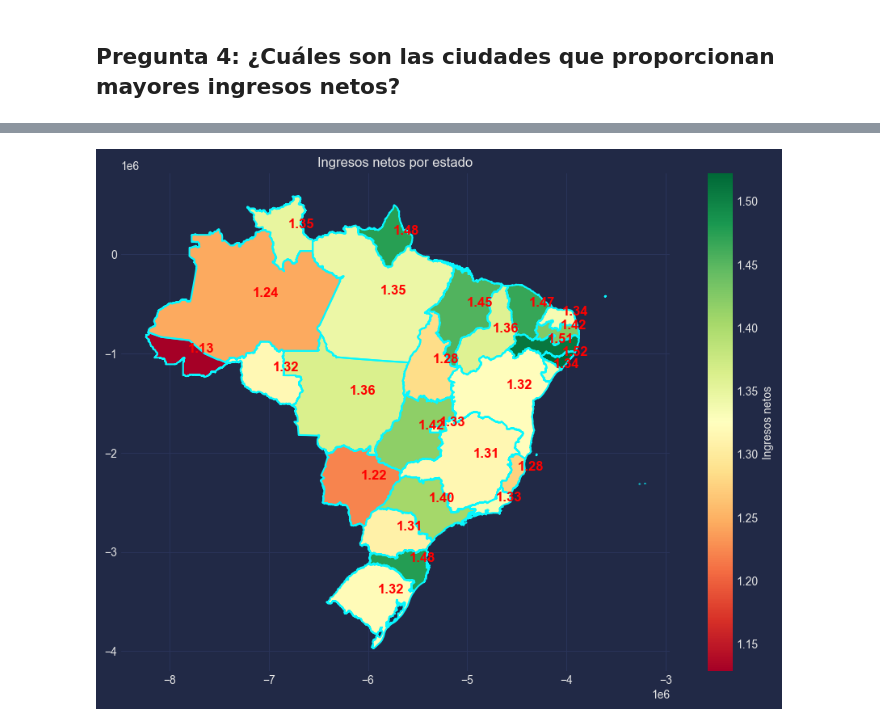
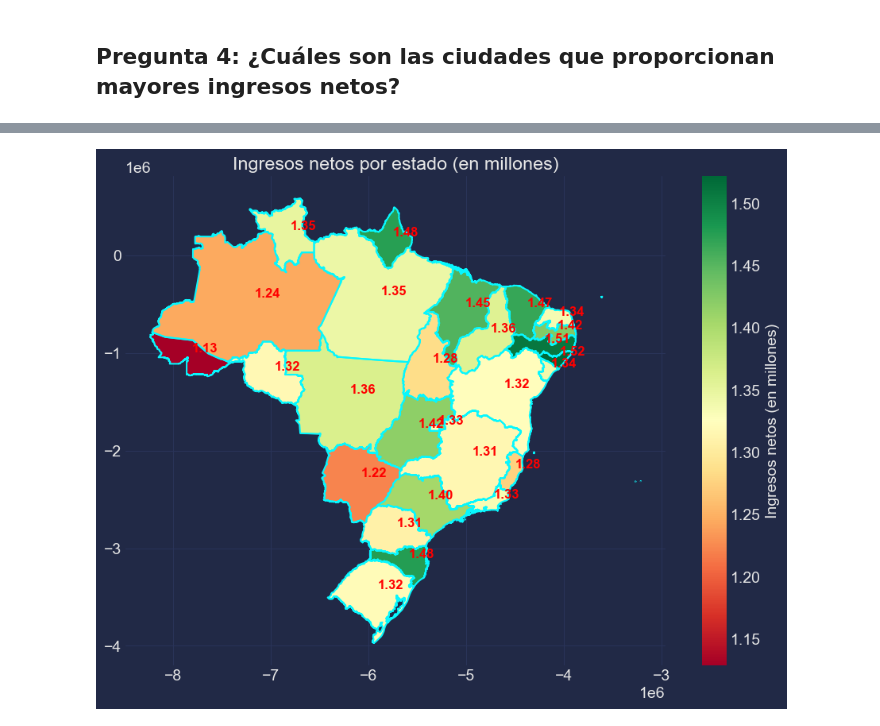
Before and after one commit to ale-uy/Analisis_ecommerce, a Jupyter notebook: Store_Sales_Analysis_Part2.ipynb, the cells around one changed output, grey strips where cells are left out. Drawn from its saved outputs; the diff is of its cells as text; code cells hidden in the pictures.

```diff
--- a/Store_Sales_Analysis_Part2.ipynb
+++ b/Store_Sales_Analysis_Part2.ipynb
@@ -370,24 +370,24 @@ GROUP BY ciudad
 # %%
 # Realizamos el grafico en geobr
 df = pd.DataFrame(respuesta, columns=['ciudad', 'ingresos_netos'])
 df['ingresos_netos'] = df['ingresos_netos']/1000000
 gdf = geobr.read_state()
 gdf = gdf.merge(df, left_on='abbrev_state', right_on='ciudad')
 
 # Proyectar a un CRS proyectado
 gdf = gdf.to_crs('EPSG:3395')
 
 fig, ax = plt.subplots(1, 1, figsize=(12, 8))
 gdf.boundary.plot(ax=ax)
 
 # Cambiar el mapa de colores a 'semaforo'
-gdf.plot(column='ingresos_netos', ax=ax, legend=True, cmap='RdYlGn', legend_kwds={'label': "Ingresos netos"})
+gdf.plot(column='ingresos_netos', ax=ax, legend=True, cmap='RdYlGn', legend_kwds={'label': "Ingresos netos (en millones)"})
 
 # Mostrar los valores de ventas para cada estado
 for x, y, label in zip(gdf.geometry.centroid.x, gdf.geometry.centroid.y, gdf['ingresos_netos']):
     ax.annotate(f'{label:.2f}', xy=(x, y), xytext=(3,3), textcoords="offset points", color='red', fontsize=12, weight='bold')
 
-plt.title('Ingresos netos por estado')
+plt.title('Ingresos netos por estado (en millones)')
 plt.show()
 # %% [output]
-[figure, old version]
+[figure, new version]
```
Also changed, not shown: parts of 7 cells of this notebook.
